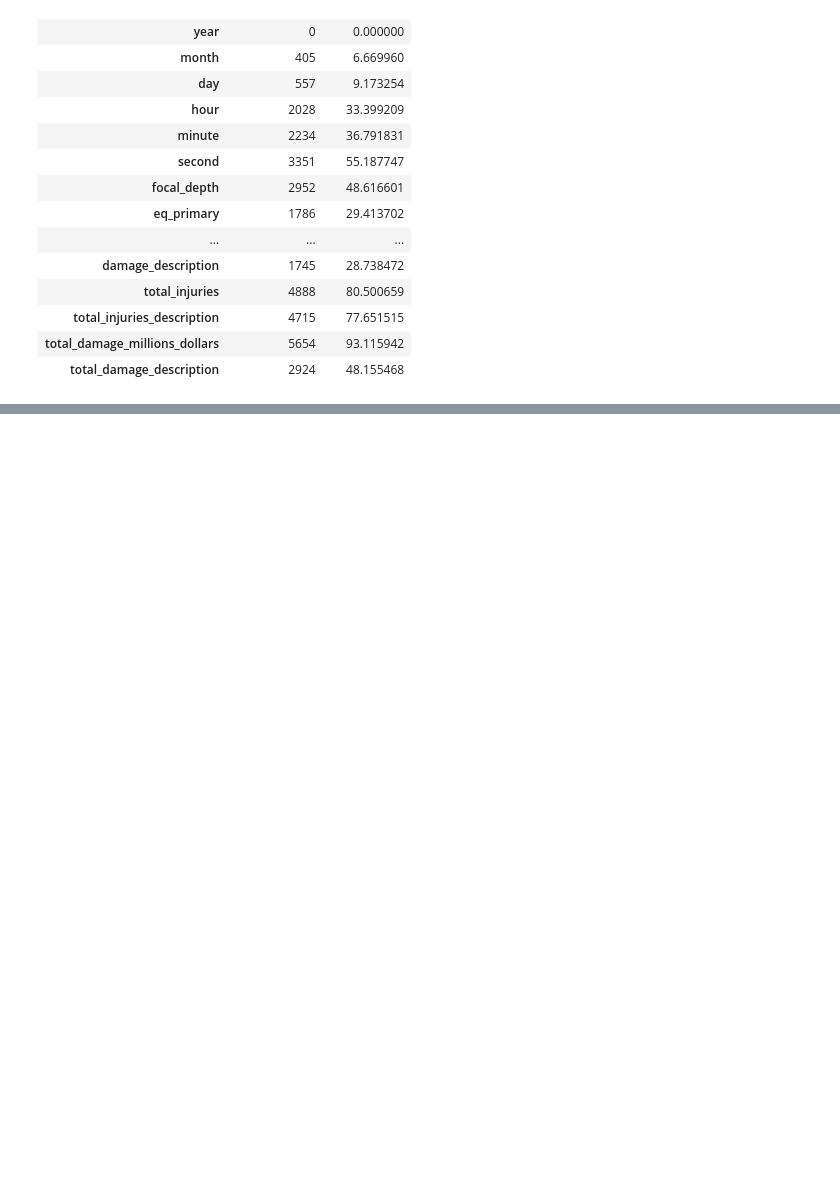
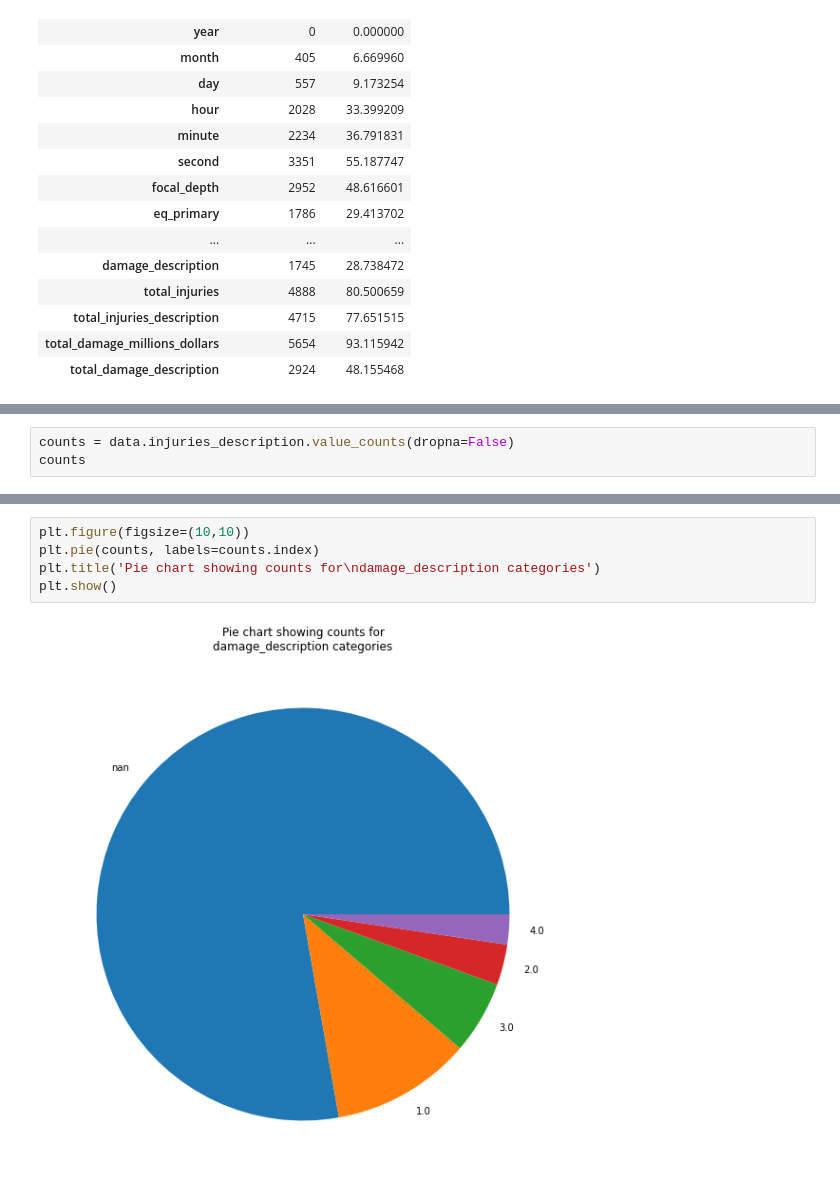
Before and after one commit to tamires-data/2019-CS109B, a Jupyter notebook: Earthquake.ipynb, the cells around one changed output, grey strips where cells are left out. Drawn from its saved outputs; the diff is of its cells as text; blank space fills up the shorter version.

```diff
--- a/Earthquake.ipynb
+++ b/Earthquake.ipynb
@@ -138,0 +208,3 @@ missing_data
+# %%
+counts = data.injuries_description.value_counts(dropna=False)
+counts
@@ -138,0 +227,7 @@ missing_data
+# %%
+plt.figure(figsize=(10,10))
+plt.pie(counts, labels=counts.index)
+plt.title('Pie chart showing counts for\ndamage_description categories')
+plt.show()
+# %% [output]
+[figure, added]
```
Also changed, not shown: parts of 8 cells of this notebook.
